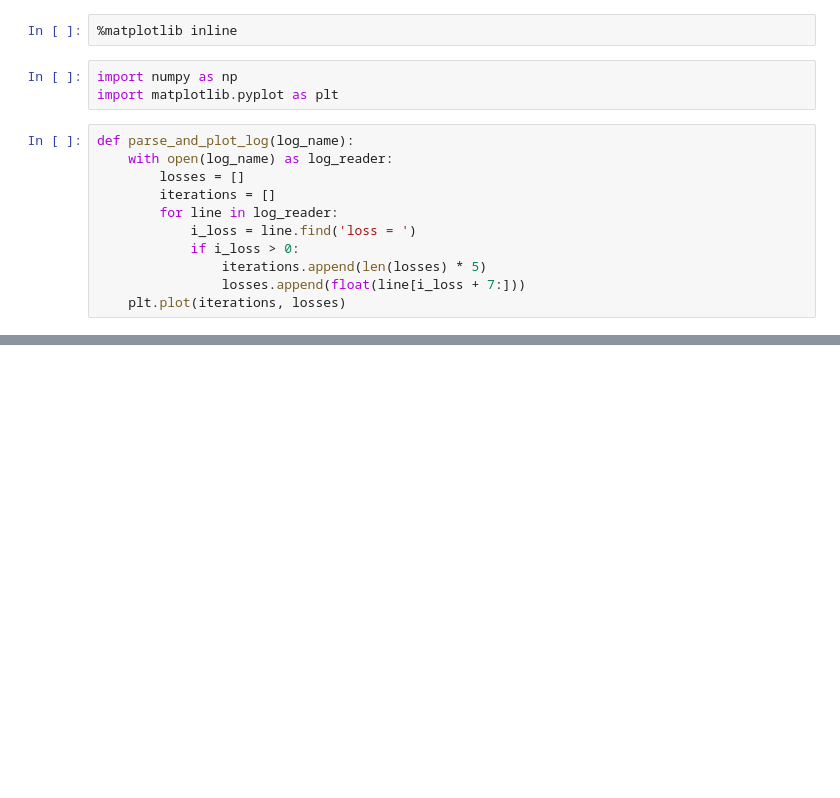
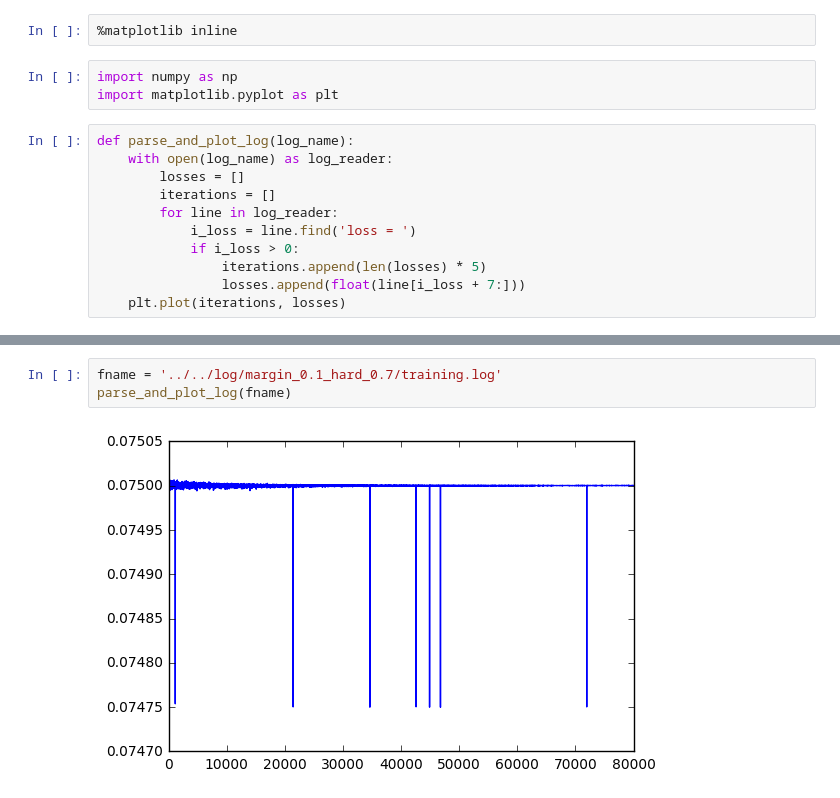
Before and after one commit to LittleHann/Break12306Captcha, a Jupyter notebook: triplet_notebook/triplet loss training log analysis.ipynb, the cells around one changed output, grey strips where cells are left out. Saved outputs shown, nothing was run; the diff lists cells and outputs as text; blank space fills up the shorter version.

```diff
--- a/triplet_notebook/triplet loss training log analysis.ipynb
+++ b/triplet_notebook/triplet loss training log analysis.ipynb
@@ -26,0 +27,5 @@ parse_and_plot_log(fname)
+# %%
+fname = '../../log/margin_0.1_hard_0.7/training.log'
+parse_and_plot_log(fname)
+# %% [output]
+[figure, added]
```
Also changed, not shown: parts of 3 cells of this notebook.
